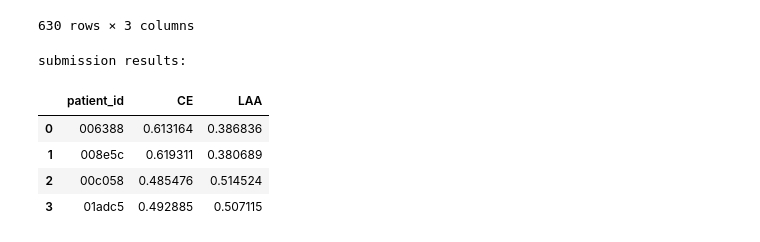
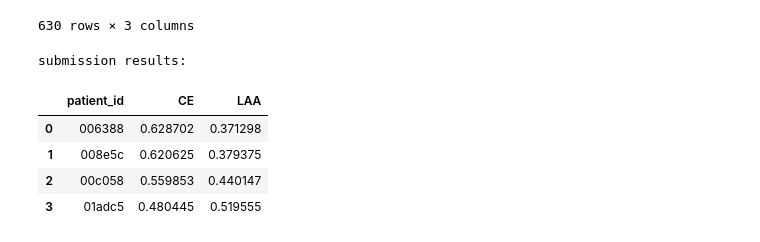
Before and after one commit to cullen-molitor/strip_ai, a Jupyter notebook: mayo-clinic-strip-ai.ipynb, the cells around one changed output. Saved outputs shown, nothing was run; the diff lists cells and outputs as text; code cells hidden in the pictures.

```diff
--- a/mayo-clinic-strip-ai.ipynb
+++ b/mayo-clinic-strip-ai.ipynb
@@ -216,8 +216,8 @@ def read_tiff(path):
 #     image = cv.resize(image, (512, 512))
     image = cv.resize(
         image,
-        (int(image.shape[1]/10),
-         int(image.shape[0]/10)),
+        (int(image.shape[1]/5),
+         int(image.shape[0]/5)),
         interpolation=cv.INTER_LINEAR)
 #     image = tifi.imread(path)
     filename = path.split('/')[-1].rstrip(output_file_type)
@@ -488,15 +490,15 @@ train.groupby(['patient_id'], as_index = False)[['CE', 'LAA']].mean()
 # test['prediction'] = rf_class.predict(x_test)
 test[[rf_class.classes_[0], rf_class.classes_[1]]] = rf_class.predict_proba(x_test.values)
 # %%
-submission = test.groupby(['patient_id'], as_index = False)[['CE', 'LAA']].mean()
+submission = test.groupby(['patient_id'], as_index = False)[['CE', 'LAA']].mean().dropna(axis=0)
 print("submission results:")
 submission
 # %% [output]
 submission results:
 |  | patient_id | CE | LAA |
-| 0 | 006388 | 0.613164 | 0.386836 |
-| 1 | 008e5c | 0.619311 | 0.380689 |
-| 2 | 00c058 | 0.485476 | 0.514524 |
-| 3 | 01adc5 | 0.492885 | 0.507115 |
+| 0 | 006388 | 0.628702 | 0.371298 |
+| 1 | 008e5c | 0.620625 | 0.379375 |
+| 2 | 00c058 | 0.559853 | 0.440147 |
+| 3 | 01adc5 | 0.480445 | 0.519555 |
 # %%
 submission.to_csv("submission.csv", index = False)
```
Also changed, not shown: parts of 6 cells of this notebook.
